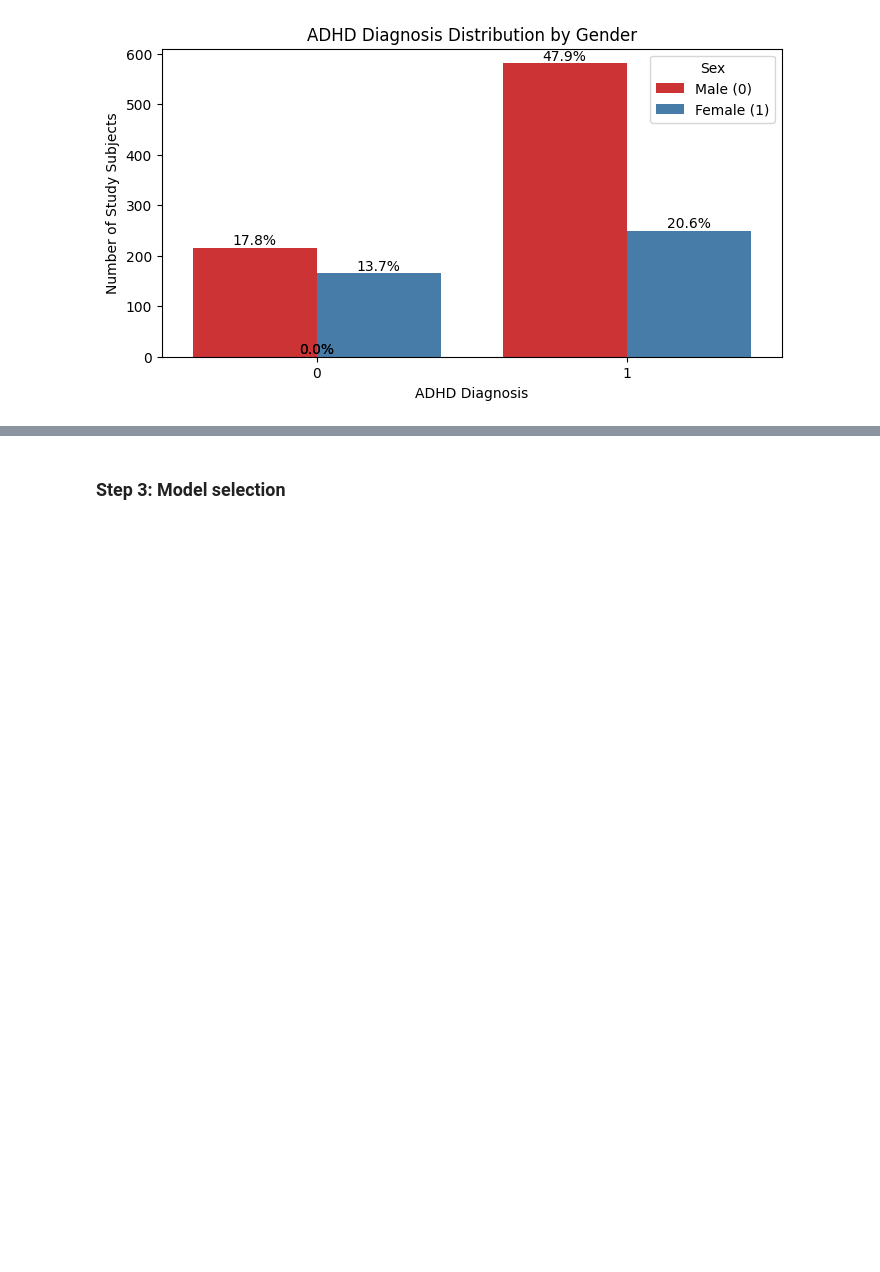
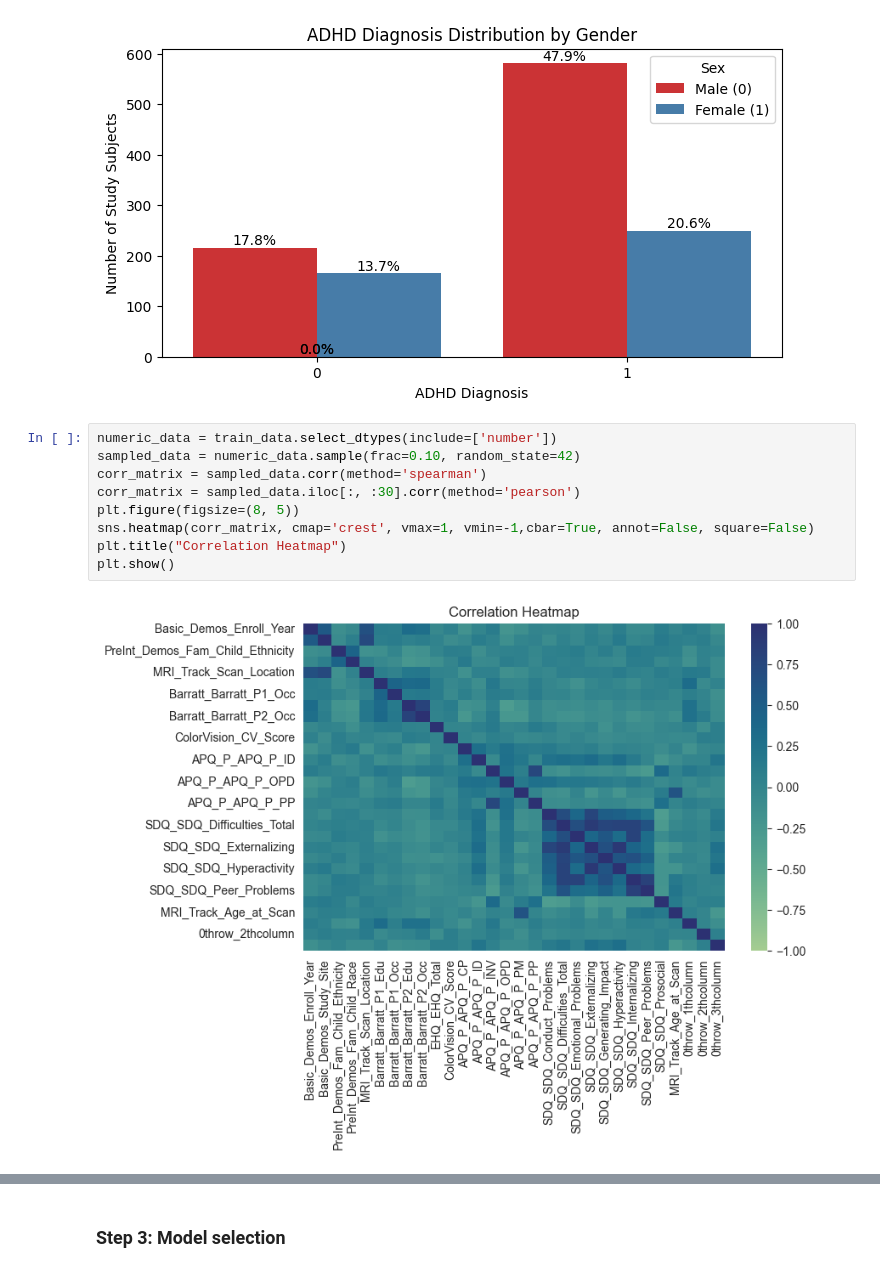
Before and after one commit to UCLA-WiDS-Team-17/Female-Brain-Health, a Jupyter notebook: analysis.ipynb, the cells around one changed output, grey strips where cells are left out. Drawn from its saved outputs; the diff is of its cells as text; blank space fills up the shorter version.

```diff
--- a/analysis.ipynb
+++ b/analysis.ipynb
@@ -195,3 +196,14 @@ for p in ax.patches:
 plt.show()
 # %% [output]
 [figure]
+# %%
+numeric_data = train_data.select_dtypes(include=['number'])
+sampled_data = numeric_data.sample(frac=0.10, random_state=42)
+corr_matrix = sampled_data.corr(method='spearman')
+corr_matrix = sampled_data.iloc[:, :30].corr(method='pearson')
+plt.figure(figsize=(8, 5))
+sns.heatmap(corr_matrix, cmap='crest', vmax=1, vmin=-1,cbar=True, annot=False, square=False)
+plt.title("Correlation Heatmap")
+plt.show()
+# %% [output]
+[figure, added]
```
Also changed, not shown: parts of 4 cells of this notebook.
